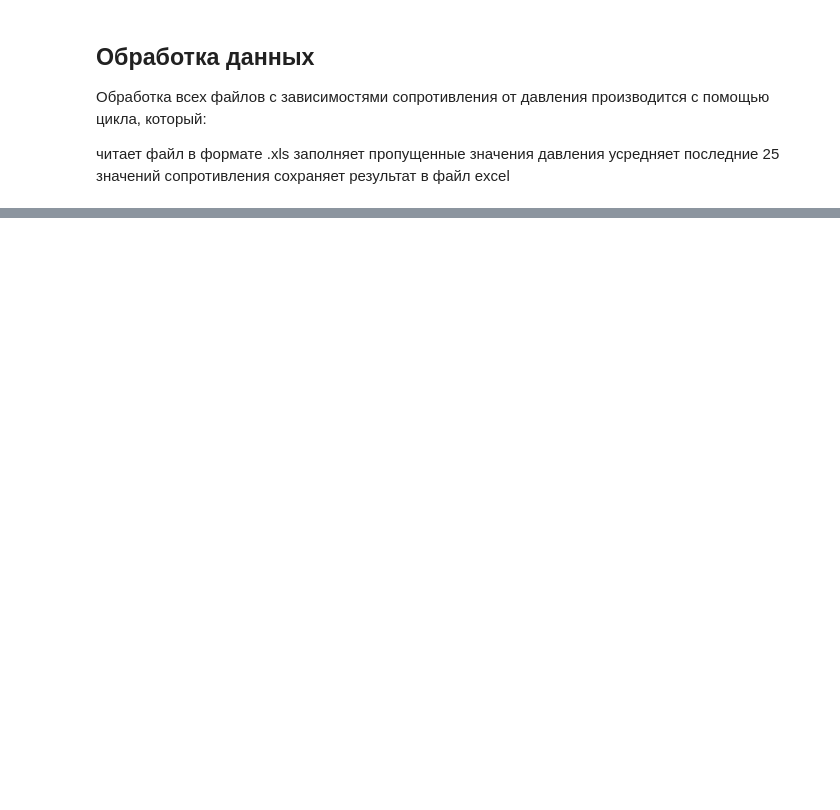
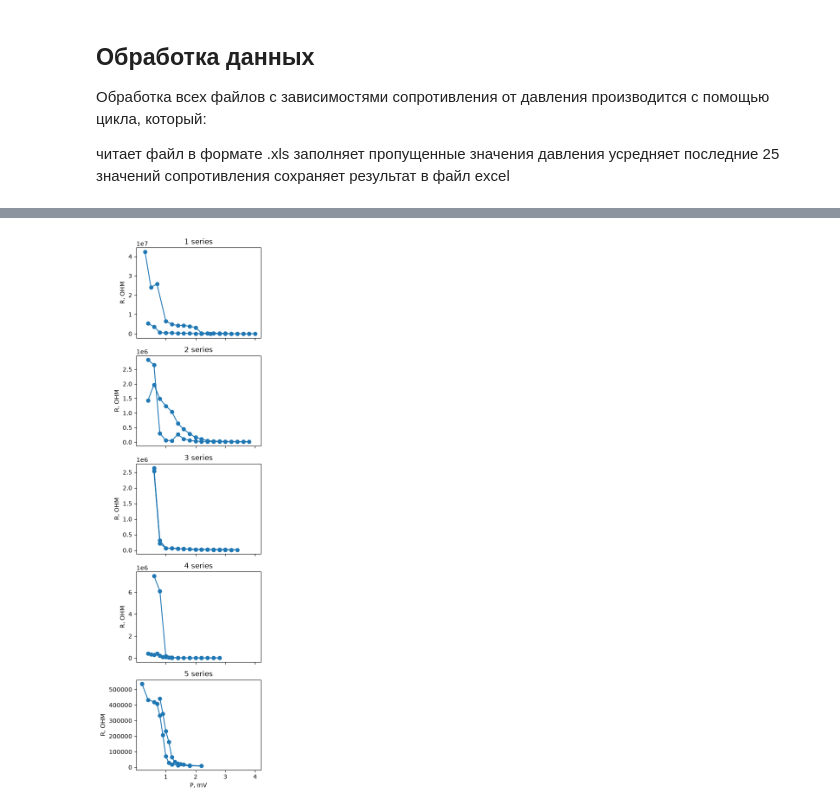
Before and after one commit to anna-am/pressure-calibration, a Jupyter notebook: pressure_calibration.ipynb, the cells around one changed output, grey strips where cells are left out. Drawn from its saved outputs; the diff is of its cells as text; code cells hidden in the pictures; blank space fills up the shorter version.

```diff
--- a/pressure_calibration.ipynb
+++ b/pressure_calibration.ipynb
@@ -134,0 +146,7 @@ plt.show()
+# %%
+nacl = processed['NaCl']
+
+nacl['num'] = nacl['series'].str.extract(r'(\d+)').astype(float)
+nacl['num'] = nacl['num'].ffill()
+
+nacl.head()
@@ -134,0 +160,14 @@ plt.show()
+# %%
+fig, ax = plt.subplots(nrows=5, ncols=1, figsize=(4, 13), sharex=True)
+
+for i, (cycle_num, group) in enumerate(nacl.groupby('num')):
+    ax[i].plot(group['P, mV'], group['R, OHM'], marker='o')
+    ax[i].set_ylabel('R, OHM')
+    ax[i].set_title(f'{i + 1} series')
+
+ax[-1].set_xlabel('P, mV')
+
+plt.tight_layout()
+plt.show()
+# %% [output]
+[figure, added]
```
Also changed, not shown: parts of 12 cells of this notebook, 1 other file.
